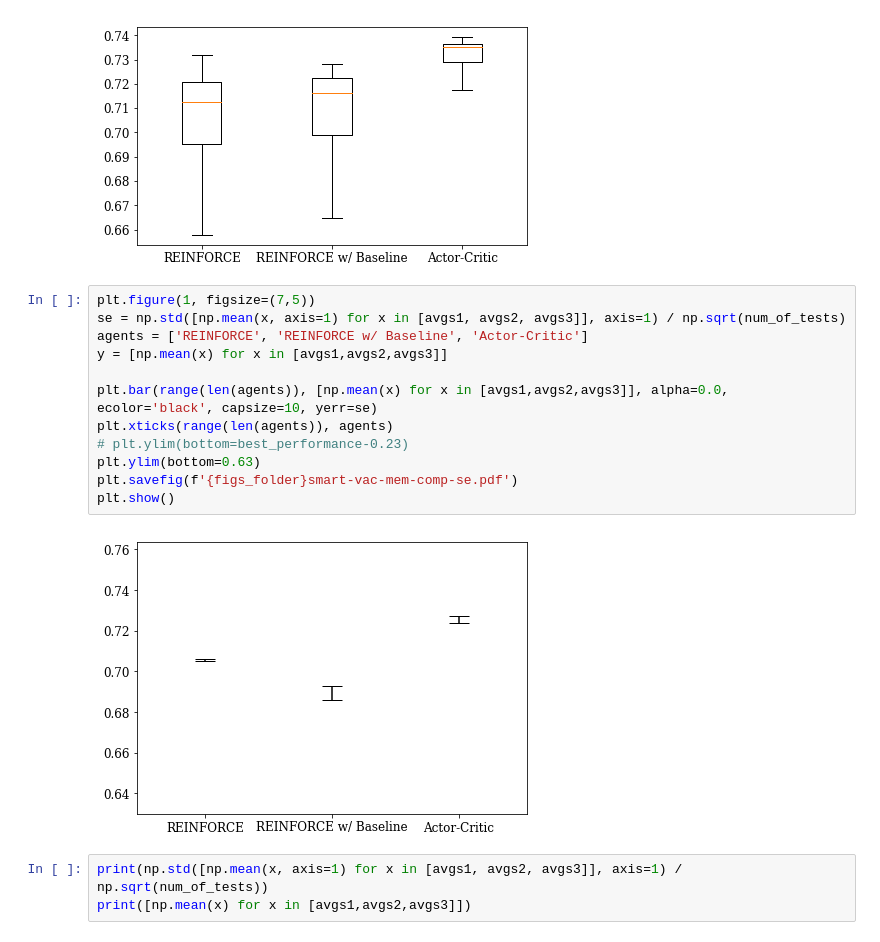
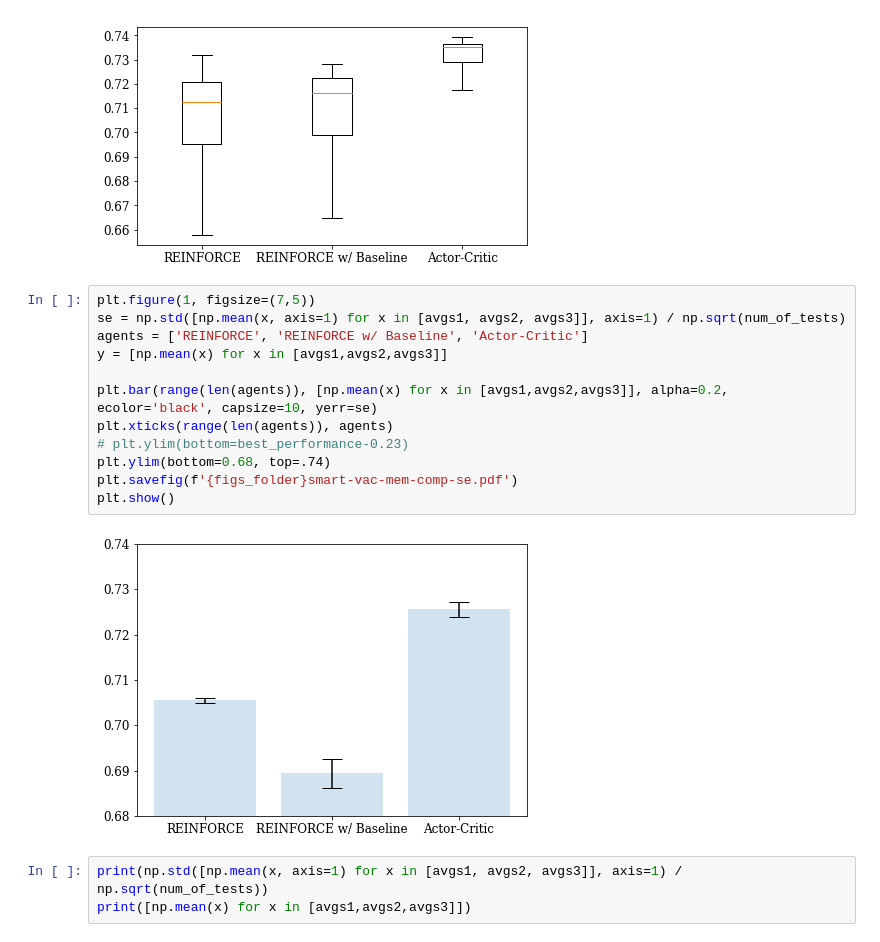
Before and after one commit to nimamahmoudi/rlai-policy-gradient-methods, a Jupyter notebook: final5_compare_best_configs.ipynb, the cells around one changed output. Drawn from its saved outputs; the diff is of its cells as text.

```diff
--- a/final5_compare_best_configs.ipynb
+++ b/final5_compare_best_configs.ipynb
@@ -532,17 +532,17 @@ plt.show()
 # %%
 plt.figure(1, figsize=(7,5))
 se = np.std([np.mean(x, axis=1) for x in [avgs1, avgs2, avgs3]], axis=1) / np.sqrt(num_of_tests)
 agents = ['REINFORCE', 'REINFORCE w/ Baseline', 'Actor-Critic']
 y = [np.mean(x) for x in [avgs1,avgs2,avgs3]]
 
-plt.bar(range(len(agents)), [np.mean(x) for x in [avgs1,avgs2,avgs3]], alpha=0.0, ecolor='black', capsize=10, yerr=se)
+plt.bar(range(len(agents)), [np.mean(x) for x in [avgs1,avgs2,avgs3]], alpha=0.2, ecolor='black', capsize=10, yerr=se)
 plt.xticks(range(len(agents)), agents)
 # plt.ylim(bottom=best_performance-0.23)
-plt.ylim(bottom=0.63)
+plt.ylim(bottom=0.68, top=.74)
 plt.savefig(f'{figs_folder}smart-vac-mem-comp-se.pdf')
 plt.show()
 # %% [output]
-[figure, old version]
+[figure, new version]
 # %%
 print(np.std([np.mean(x, axis=1) for x in [avgs1, avgs2, avgs3]], axis=1) / np.sqrt(num_of_tests))
 print([np.mean(x) for x in [avgs1,avgs2,avgs3]])
```
Also changed, not shown: 7 other files.
